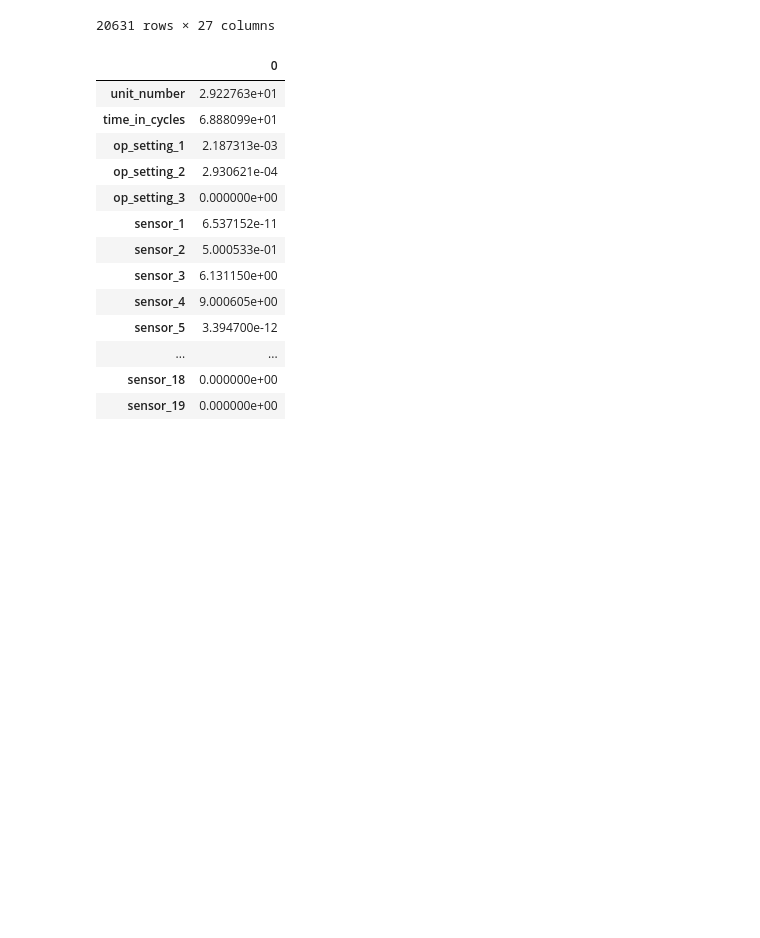
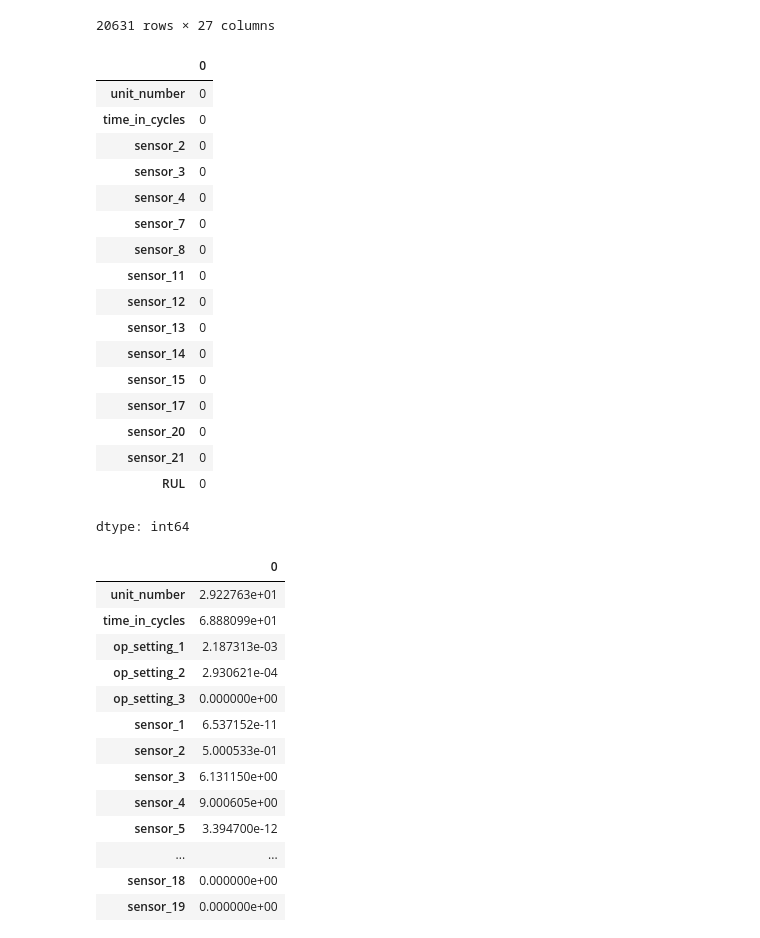
Before and after one commit to Janith-Chamikara/NASA-CMAPSS-Simulated-Jet-Engine-Data-for-Predictive-Maintenance, a Jupyter notebook: main.ipynb, the cells around one changed output. Cells and saved outputs as stored; diff of their text form; code cells hidden in the pictures; blank space fills up the shorter version.

Commit message:
Added checker line to detect nulls

```diff
--- a/main.ipynb
+++ b/main.ipynb
@@ -142,6 +142,28 @@ train_df
 | 20629 | 100 | 199 | -0.0011 | 0.0003 | 100.0 | 518.67 | 643.23 | 1605.26 | ... |
 | 20630 | 100 | 200 | -0.0032 | -0.0005 | 100.0 | 518.67 | 643.85 | 1600.38 | ... |
 20631 rows × 27 columns
+# %%
+null_counts = train_df.isnull().sum()
+null_counts
+# %% [output]
+|  | 0 |
+| unit_number | 0 |
+| time_in_cycles | 0 |
+| sensor_2 | 0 |
+| sensor_3 | 0 |
+| sensor_4 | 0 |
+| sensor_7 | 0 |
+| sensor_8 | 0 |
+| sensor_11 | 0 |
+| sensor_12 | 0 |
+| sensor_13 | 0 |
+| sensor_14 | 0 |
+| sensor_15 | 0 |
+| sensor_17 | 0 |
+| sensor_20 | 0 |
+| sensor_21 | 0 |
+| RUL | 0 |
+dtype: int64
 # %%
 std_devs = train_df.std()
 std_devs
```
